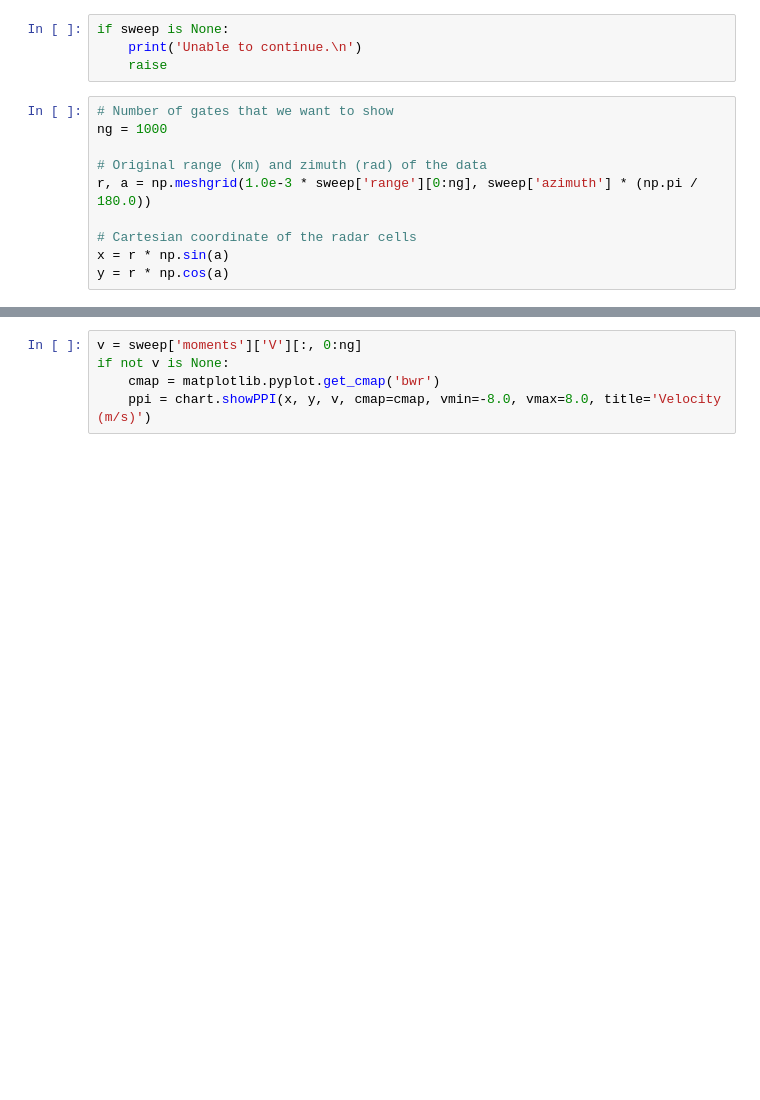
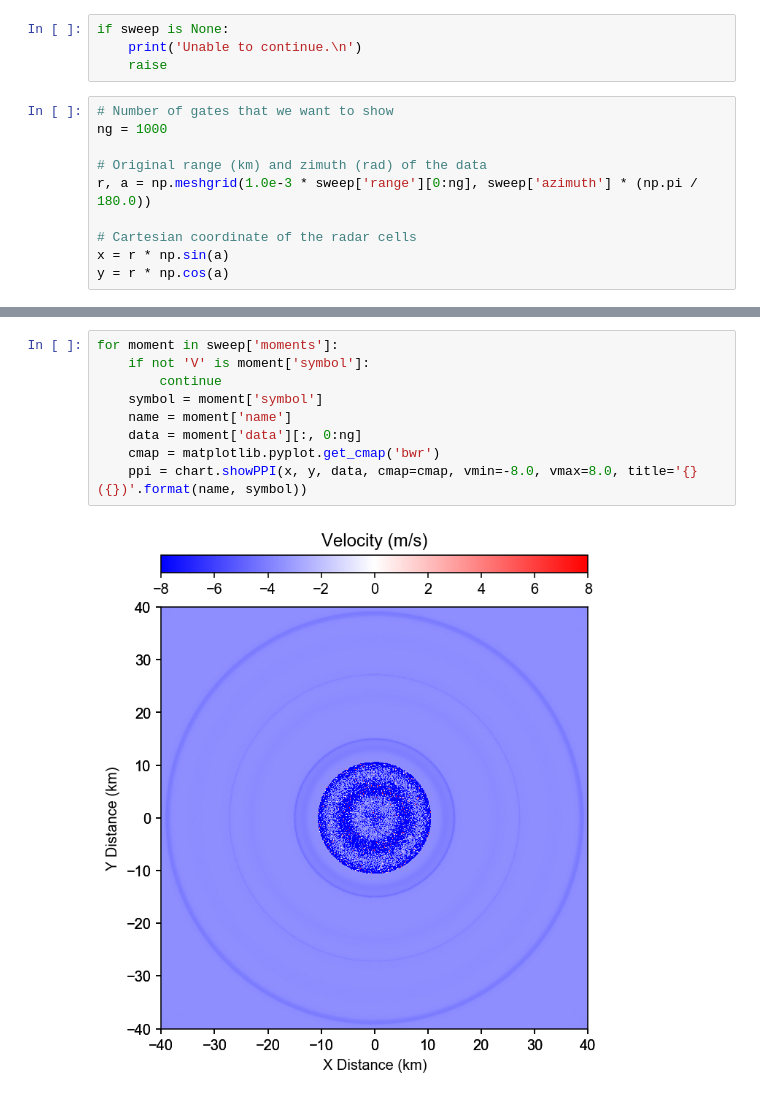
Before and after one commit to OURadar/PyRadarKit, a Jupyter notebook: Reading PX-1000 Data.ipynb, the cells around one changed output, grey strips where cells are left out. Saved outputs shown, nothing was run; the diff lists cells and outputs as text; blank space fills up the shorter version.

```diff
--- a/Reading PX-1000 Data.ipynb
+++ b/Reading PX-1000 Data.ipynb
@@ -42,5 +69,11 @@ ppi = chart.showPPI(x, y, z, title='Reflectivity (dBZ)')
 # %%
-v = sweep['moments']['V'][:, 0:ng]
-if not v is None:
+for moment in sweep['moments']:
+    if not 'V' is moment['symbol']:
+        continue
+    symbol = moment['symbol']
+    name = moment['name']
+    data = moment['data'][:, 0:ng]
     cmap = matplotlib.pyplot.get_cmap('bwr')
-    ppi = chart.showPPI(x, y, v, cmap=cmap, vmin=-8.0, vmax=8.0, title='Velocity (m/s)')
+    ppi = chart.showPPI(x, y, data, cmap=cmap, vmin=-8.0, vmax=8.0, title='{} ({})'.format(name, symbol))
+# %% [output]
+[figure, added]
```
Also changed, not shown: parts of 4 cells of this notebook, 2 other files.
